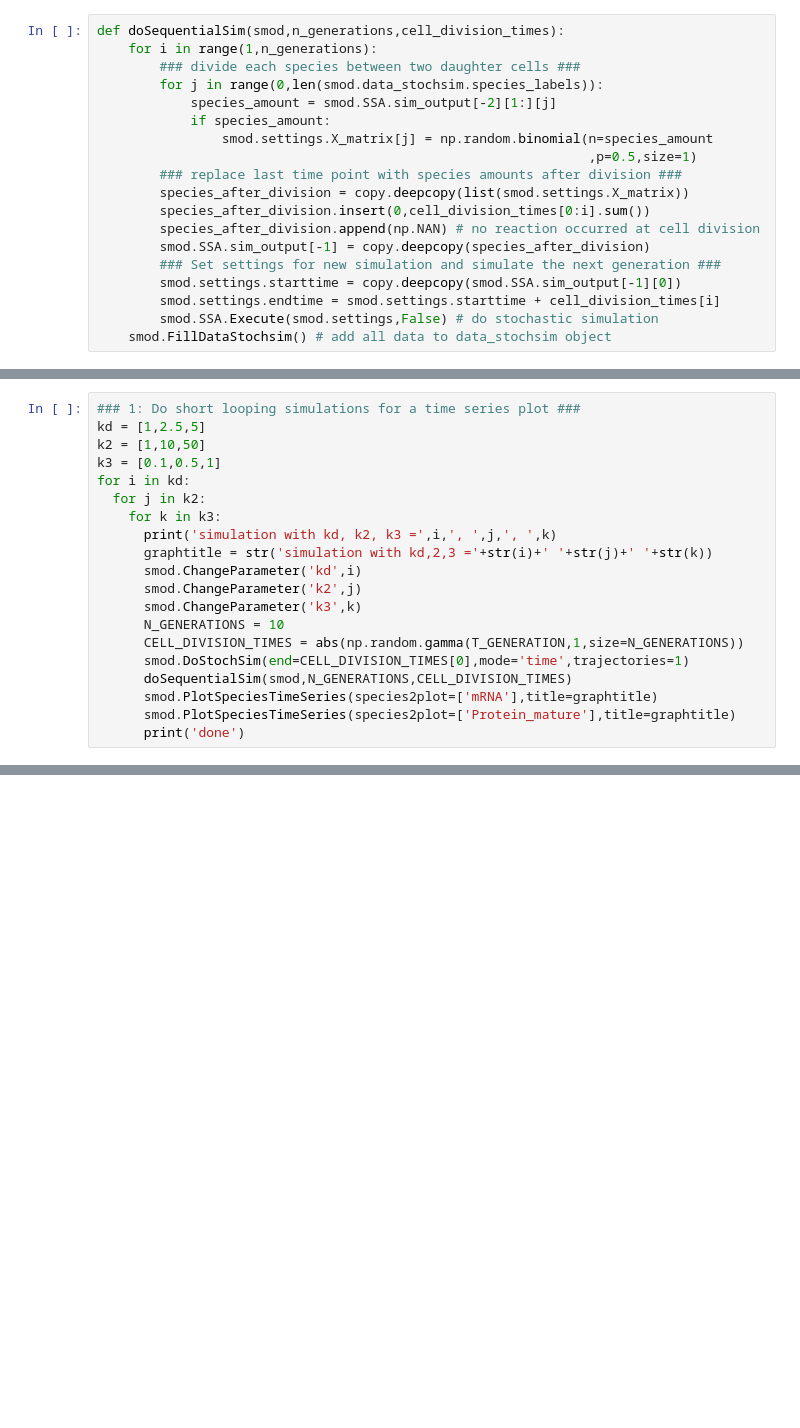
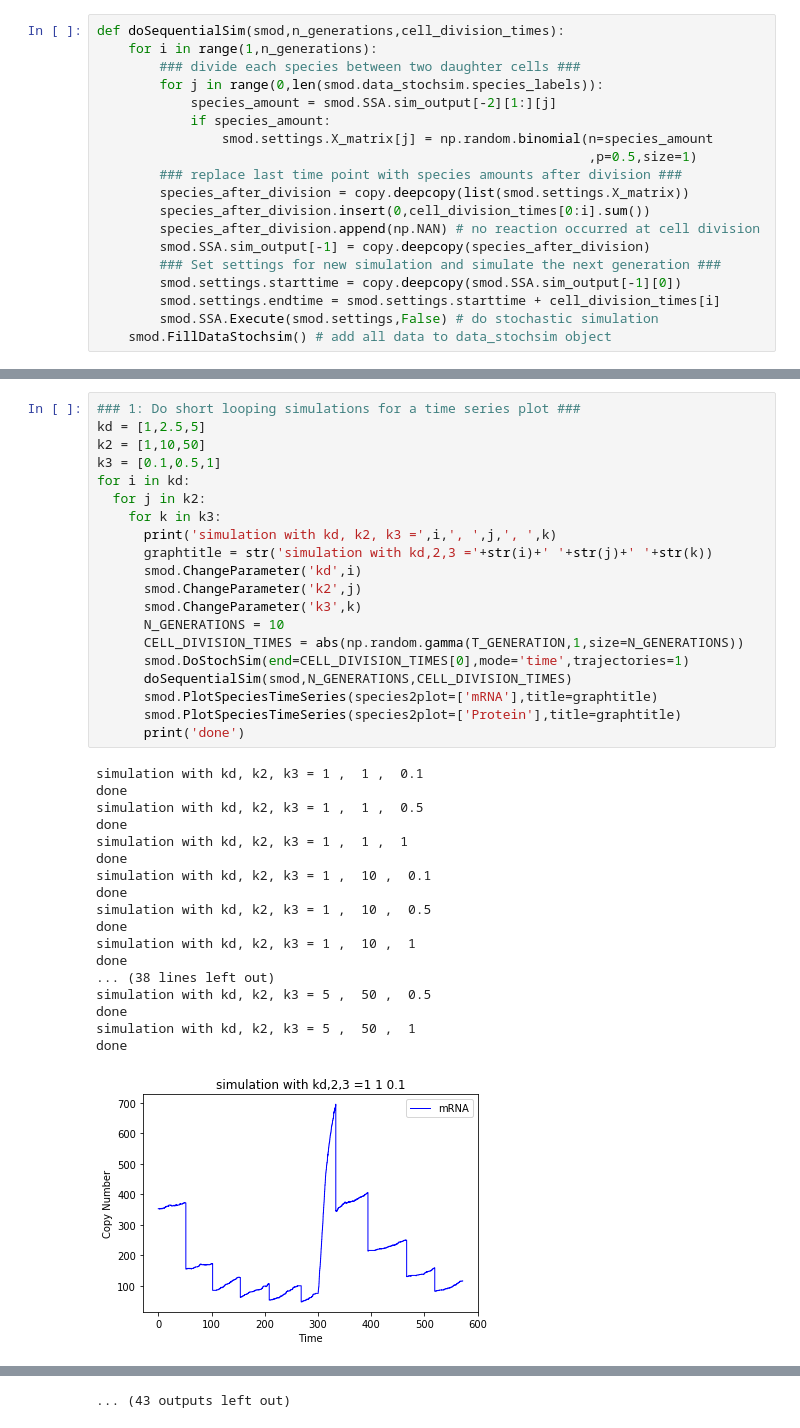
Before and after one commit to igemsoftware2020/iGem2020Uppsala, a Jupyter notebook: python_scripts/stochpy/DBD_stochpy.ipynb, the cells around one changed output, grey strips where cells are left out. Drawn from its saved outputs; the diff is of its cells as text; blank space fills up the shorter version.

```diff
--- a/python_scripts/stochpy/DBD_stochpy.ipynb
+++ b/python_scripts/stochpy/DBD_stochpy.ipynb
@@ -64,20 +48,39 @@ AssertionError: Error: StochPy detected (initial) negative species amounts.
 # %%
 ### 1: Do short looping simulations for a time series plot ###
 kd = [1,2.5,5]
 k2 = [1,10,50]
 k3 = [0.1,0.5,1]
 for i in kd:
   for j in k2:
     for k in k3:
       print('simulation with kd, k2, k3 =',i,', ',j,', ',k)
       graphtitle = str('simulation with kd,2,3 ='+str(i)+' '+str(j)+' '+str(k))
       smod.ChangeParameter('kd',i)
       smod.ChangeParameter('k2',j)
       smod.ChangeParameter('k3',k)
       N_GENERATIONS = 10
       CELL_DIVISION_TIMES = abs(np.random.gamma(T_GENERATION,1,size=N_GENERATIONS))
       smod.DoStochSim(end=CELL_DIVISION_TIMES[0],mode='time',trajectories=1)
       doSequentialSim(smod,N_GENERATIONS,CELL_DIVISION_TIMES)
       smod.PlotSpeciesTimeSeries(species2plot=['mRNA'],title=graphtitle)
-      smod.PlotSpeciesTimeSeries(species2plot=['Protein_mature'],title=graphtitle)
+      smod.PlotSpeciesTimeSeries(species2plot=['Protein'],title=graphtitle)
       print('done')
+# %% [output]
+simulation with kd, k2, k3 = 1 ,  1 ,  0.1
+done
+simulation with kd, k2, k3 = 1 ,  1 ,  0.5
+done
+simulation with kd, k2, k3 = 1 ,  1 ,  1
+done
+simulation with kd, k2, k3 = 1 ,  10 ,  0.1
+done
+simulation with kd, k2, k3 = 1 ,  10 ,  0.5
+done
+simulation with kd, k2, k3 = 1 ,  10 ,  1
+done
+... (38 lines left out)
+simulation with kd, k2, k3 = 5 ,  50 ,  0.5
+done
+simulation with kd, k2, k3 = 5 ,  50 ,  1
+done
+[figure, added]
@@ -83,0 +97 @@ for i in kd:
+... (43 outputs left out)
```
Also changed, not shown: parts of 5 cells of this notebook, 4 other files.
